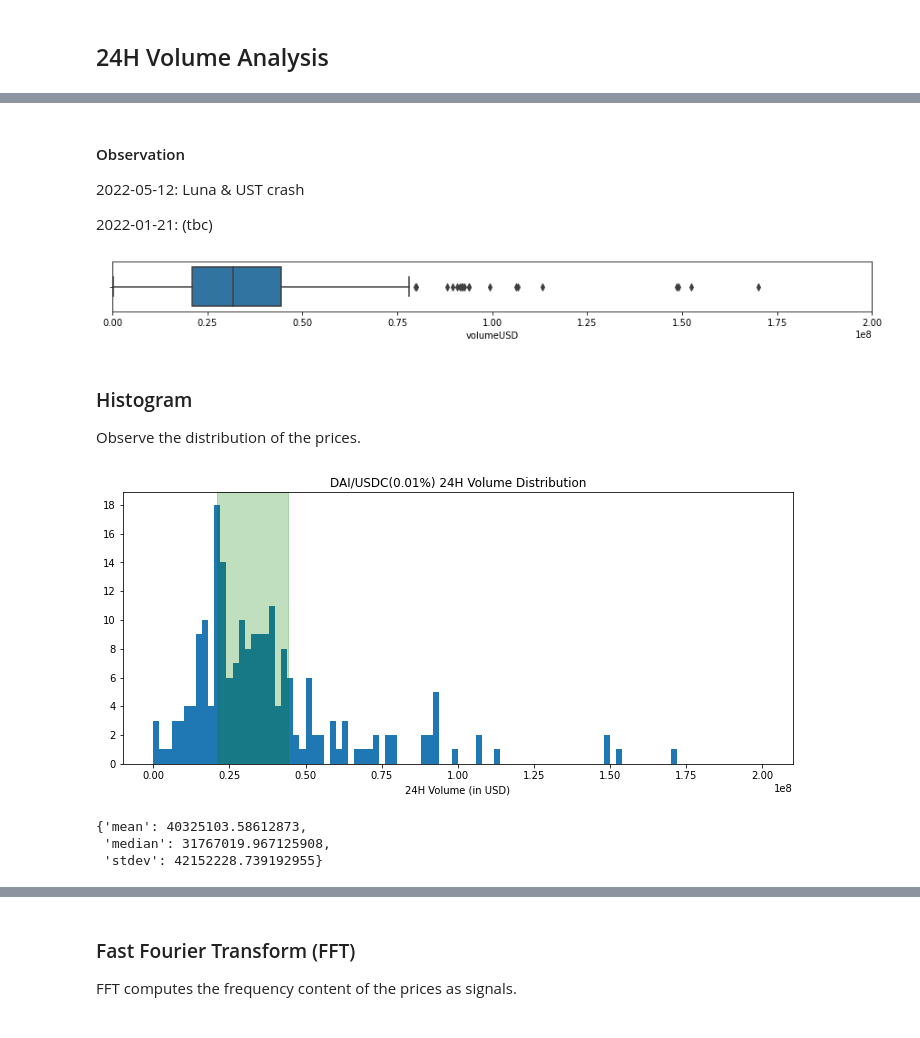
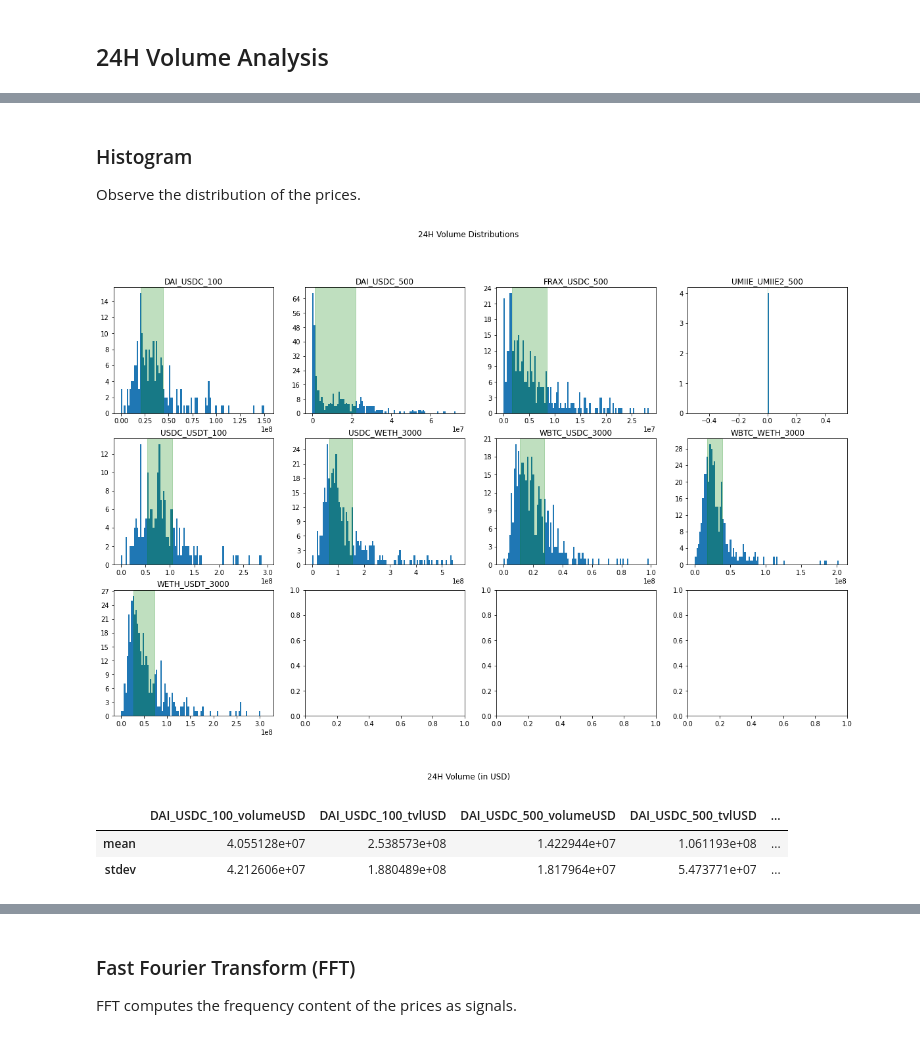
Before and after one commit to StardustLID/eth-uniswap-prelim-analysis, a Jupyter notebook: chart_data.ipynb, the cells around one changed output, grey strips where cells are left out. Drawn from its saved outputs; the diff is of its cells as text; code cells hidden in the pictures.

```diff
--- a/chart_data.ipynb
+++ b/chart_data.ipynb
@@ -261,10 +288,12 @@ print(df["date"][0], "to", dt.date.today(), "has", (dt.date.today() - df["date"]
 # %% [markdown]
 ## 24H Volume Analysis
 # %%
-plt.figure(figsize=(16, 6))
-plt.plot(df["date"], df["volumeUSD"])
-plt.title(pool_name + " 24H Volume over Time")
+plt.figure(figsize=(19, 9))
+for pool_name in pool_names:
+    plt.plot(df["date"], df[pool_name + "_volumeUSD"])
+plt.title("24H Volume over Time")
 plt.xlabel("date")
 plt.ylabel("24H Volume (in USD)")
+plt.legend(pool_names, loc='upper left')
 plt.show()
 # %% [output]
@@ -287,45 +304,43 @@ df.sort_values(by="volumeUSD", ascending=False)[:10]
-# %% [markdown]
-#### Observation
-2022-05-12: Luna & UST crash
-
-2022-01-21: (tbc)
 # %%
-# for reference only, no use now
-fig, ax = plt.subplots(figsize=(15, 1))
-sns.boxplot(data=df, x="volumeUSD")
-plt.xlim(0, 2e8)
-plt.show()
+# # for reference only, no use now
+# fig, ax = plt.subplots(figsize=(15, 1))
+# sns.boxplot(data=df, x="volumeUSD")
+# plt.xlim(0, 2e8)
+# plt.show()
-# %% [output]
-[figure, removed]
 # %% [markdown]
 ### Histogram
 Observe the distribution of the prices.
 # %%
 from matplotlib.pyplot import MaxNLocator
-fig, ax = plt.subplots(figsize=(12, 5))
-ax.hist(df["volumeUSD"], bins=100, range=(0, 2e8))
 
-# force y-axis ticks to use integers
-ax.get_yaxis().set_major_locator(MaxNLocator(integer=True))
-plt.title(pool_name + " 24H Volume Distribution")
-plt.xlabel("24H Volume (in USD)")
+fig = plt.figure(figsize=(20, 12))
+axes = fig.subplots(3, 4)
+for i, pool_name in enumerate(pool_names):
+    volumeUSD_series = df[pool_name + "_volumeUSD"]
+    ax = axes[math.floor(i/4), i%4]
+    ax.title.set_text(pool_name)
+    ax.hist(volumeUSD_series, bins=100, range=(0, volumeUSD_series.quantile(0.99)))
 
-# highlight 25%-75% percentile
-lq = df["volumeUSD"].quantile(0.25)
-uq = df["volumeUSD"].quantile(0.75)
-ax.axvspan(lq, uq, color="green", alpha=0.25)
+    # force y-axis ticks to use integers
+    ax.get_yaxis().set_major_locator(MaxNLocator(integer=True))
 
+    # highlight 25%-75% percentile
+    lq = volumeUSD_series.quantile(0.25)
+    uq = volumeUSD_series.quantile(0.75)
+    ax.axvspan(lq, uq, color="green", alpha=0.25)
+
+fig.suptitle("24H Volume Distributions")
+fig.supxlabel("24H Volume (in USD)")
 plt.show()
 # %% [output]
-[figure, old version]
+[figure, new version]
-# %%
-pprint({
-    "mean": df["volumeUSD"].mean(),
-    "median": df["volumeUSD"].median(),
-    "stdev": df["volumeUSD"].std()
-})
-# %% [output]
-{'mean': 40325103.58612873,
- 'median': 31767019.967125908,
- 'stdev': 42152228.739192955}
+# %%
+pool_df = df.drop(columns="timestamp")
+# note: df.std() is normalized by N-1
+pool_metrics_df = pd.DataFrame(data=[pool_df.mean(), pool_df.std()], index=["mean", "stdev"])
+pool_metrics_df
+# %% [output]
+|  | DAI_USDC_100_volumeUSD | DAI_USDC_100_tvlUSD | DAI_USDC_500_volumeUSD | DAI_USDC_500_tvlUSD | ... |
+| mean | 4.055128e+07 | 2.538573e+08 | 1.422944e+07 | 1.061193e+08 | ... |
+| stdev | 4.212606e+07 | 1.880489e+08 | 1.817964e+07 | 5.473771e+07 | ... |
 # %%
```
Also changed, not shown: parts of 23 cells of this notebook, 2 other files.
